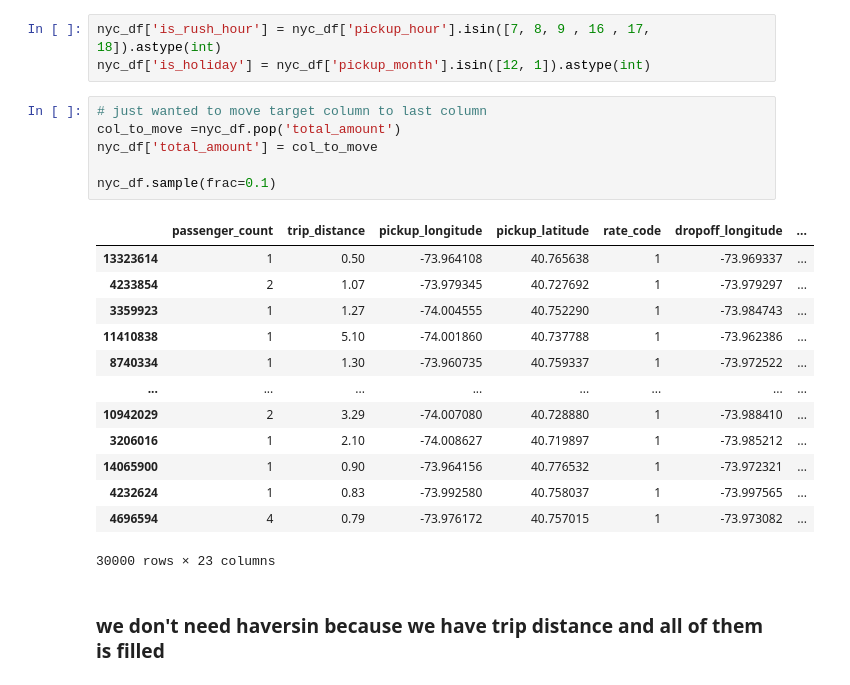
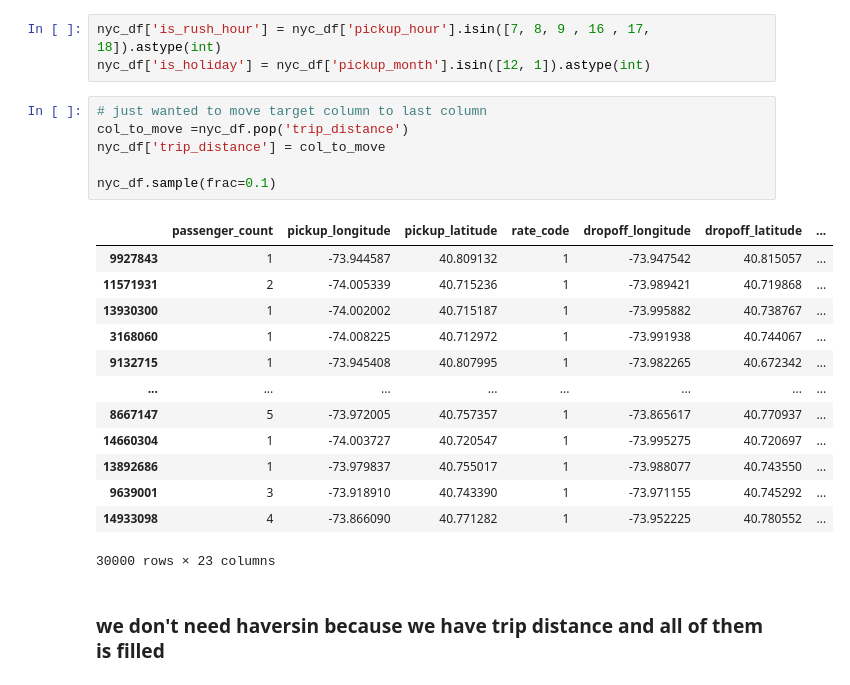
Before and after one commit to Esmaeil-Mashhadi/NewYork_Taxi_Travel_Prediction, a Jupyter notebook: main.ipynb, the cells around one changed output. Drawn from its saved outputs; the diff is of its cells as text.

```diff
--- a/main.ipynb
+++ b/main.ipynb
@@ -119,23 +119,23 @@ nyc_df['is_rush_hour'] = nyc_df['pickup_hour'].isin([7, 8, 9 , 16 , 17, 18]).ast
 nyc_df['is_holiday'] = nyc_df['pickup_month'].isin([12, 1]).astype(int)
 # %%
 # just wanted to move target column to last column
-col_to_move =nyc_df.pop('total_amount')
-nyc_df['total_amount'] = col_to_move
+col_to_move =nyc_df.pop('trip_distance')
+nyc_df['trip_distance'] = col_to_move
 
 nyc_df.sample(frac=0.1)
 # %% [output]
-|  | passenger_count | trip_distance | pickup_longitude | pickup_latitude | rate_code | dropoff_longitude | ... |
-| 13323614 | 1 | 0.50 | -73.964108 | 40.765638 | 1 | -73.969337 | ... |
-| 4233854 | 2 | 1.07 | -73.979345 | 40.727692 | 1 | -73.979297 | ... |
-| 3359923 | 1 | 1.27 | -74.004555 | 40.752290 | 1 | -73.984743 | ... |
-| 11410838 | 1 | 5.10 | -74.001860 | 40.737788 | 1 | -73.962386 | ... |
-| 8740334 | 1 | 1.30 | -73.960735 | 40.759337 | 1 | -73.972522 | ... |
+|  | passenger_count | pickup_longitude | pickup_latitude | rate_code | dropoff_longitude | dropoff_latitude | ... |
+| 9927843 | 1 | -73.944587 | 40.809132 | 1 | -73.947542 | 40.815057 | ... |
+| 11571931 | 2 | -74.005339 | 40.715236 | 1 | -73.989421 | 40.719868 | ... |
+| 13930300 | 1 | -74.002002 | 40.715187 | 1 | -73.995882 | 40.738767 | ... |
+| 3168060 | 1 | -74.008225 | 40.712972 | 1 | -73.991938 | 40.744067 | ... |
+| 9132715 | 1 | -73.945408 | 40.807995 | 1 | -73.982265 | 40.672342 | ... |
 | ... | ... | ... | ... | ... | ... | ... | ... |
-| 10942029 | 2 | 3.29 | -74.007080 | 40.728880 | 1 | -73.988410 | ... |
-| 3206016 | 1 | 2.10 | -74.008627 | 40.719897 | 1 | -73.985212 | ... |
-| 14065900 | 1 | 0.90 | -73.964156 | 40.776532 | 1 | -73.972321 | ... |
-| 4232624 | 1 | 0.83 | -73.992580 | 40.758037 | 1 | -73.997565 | ... |
-| 4696594 | 4 | 0.79 | -73.976172 | 40.757015 | 1 | -73.973082 | ... |
+| 8667147 | 5 | -73.972005 | 40.757357 | 1 | -73.865617 | 40.770937 | ... |
+| 14660304 | 1 | -74.003727 | 40.720547 | 1 | -73.995275 | 40.720697 | ... |
+| 13892686 | 1 | -73.979837 | 40.755017 | 1 | -73.988077 | 40.743550 | ... |
+| 9639001 | 3 | -73.918910 | 40.743390 | 1 | -73.971155 | 40.745292 | ... |
+| 14933098 | 4 | -73.866090 | 40.771282 | 1 | -73.952225 | 40.780552 | ... |
 30000 rows × 23 columns
 # %% [markdown]
 ### we don't need haversin because we have trip distance and all of them is filled
```
Also changed, not shown: parts of 15 cells of this notebook.
